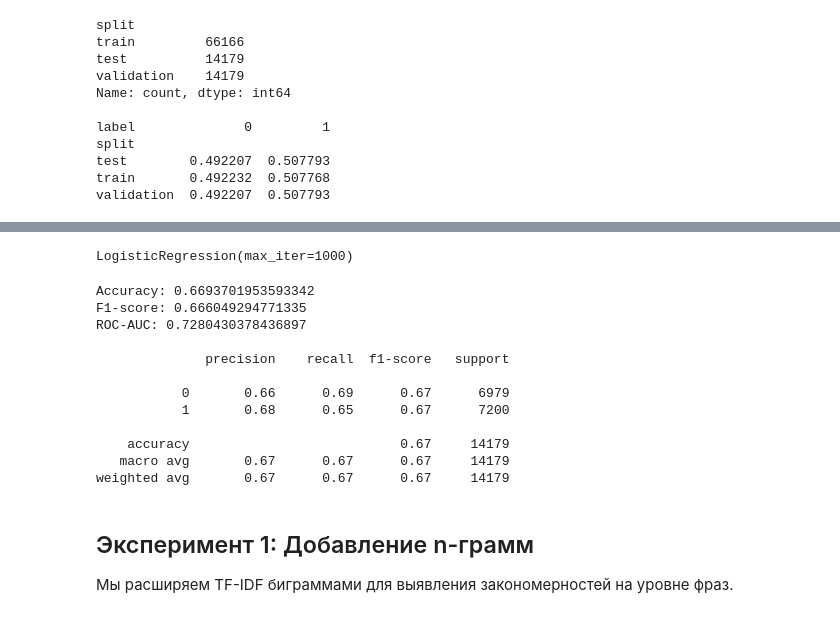
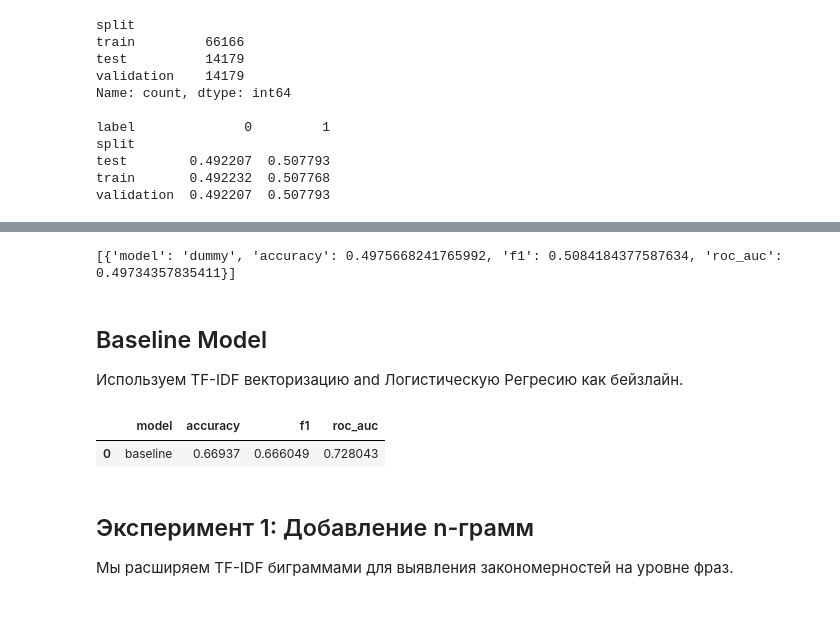
Before and after one commit to NorteTryeno/reddit-sarcasm-nlp-project, a Jupyter notebook: Sarcasm.ipynb, the cells around one changed output, grey strips where cells are left out. Cells and saved outputs as stored; diff of their text form; code cells hidden in the pictures.

```diff
--- a/Sarcasm.ipynb
+++ b/Sarcasm.ipynb
@@ -217,6 +217,8 @@ test        0.492207  0.507793
 train       0.492232  0.507768
 validation  0.492207  0.507793
 # %%
+experiment_results = []
+
 dummy = DummyClassifier(
     strategy='stratified',
     random_state=17,
@@ -231,5 +233,15 @@ dummy_pred = dummy.predict(
     np.zeros((len(y_val), 1))
 )
 
-print('Dummy accuracy:', accuracy_score(y_val, dummy_pred))
-print('Dummy F1:', f1_score(y_val, dummy_pred))
+dummy_proba = dummy.predict_proba(
+    np.zeros((len(y_val), 1))
+)[:,1]
+
+dummy_metrics = {
+        'model': 'dummy',
+        'accuracy': accuracy_score(y_val, dummy_pred),
+        'f1': f1_score(y_val, dummy_pred),
+        'roc_auc': roc_auc_score(y_val, dummy_proba),
+    }
+
+experiment_results.append(dummy_metrics)
@@ -262,5 +247,0 @@ print(feature_names[:20])
-# %%
-model = LogisticRegression(max_iter=1000)
-model.fit(X_train_tfidf, y_train)
-# %% [output]
-LogisticRegression(max_iter=1000)
@@ -271,21 +248,7 @@ y_proba = model.predict_proba(X_val_tfidf)[:, 1]
-# %%
-print("Accuracy:", accuracy_score(y_val, y_pred))
-print("F1-score:", f1_score(y_val, y_pred))
-print('ROC-AUC:', roc_auc_score(y_val, y_proba),'\n')
-print(classification_report(y_val,y_pred))
-# %% [output]
-Accuracy: 0.6693701953593342
-F1-score: 0.666049294771335
-ROC-AUC: 0.7280430378436897
-
-              precision    recall  f1-score   support
-
-           0       0.66      0.69      0.67      6979
-           1       0.68      0.65      0.67      7200
-
-    accuracy                           0.67     14179
-   macro avg       0.67      0.67      0.67     14179
-weighted avg       0.67      0.67      0.67     14179
+# %%
+print(experiment_results)
+# %% [output]
+[{'model': 'dummy', 'accuracy': 0.4975668241765992, 'f1': 0.5084184377587634, 'roc_auc': 0.49734357835411}]
 # %%
 def evaluate_model(name, vectorizer_params, model_params=None):
     model_params = model_params or {}
@@ -314,6 +277,29 @@ def evaluate_model(name, vectorizer_params, model_params=None):
     }
 
     return metrics, pipeline
+# %% [markdown]
+## Baseline Model
+
+Используем TF-IDF векторизацию and Логистическую Регресию как бейзлайн.
+# %%
+experiment_baseline_params={
+    'name': 'baseline',
+    'vectorizer_params': {
+        'max_features': 10000,
+    },
+    'model_params': {
+        'max_iter': 1000,
+    },
+}
+
+experiment_baseline, experiment_baseline_model = evaluate_model(**experiment_baseline_params)
+
+experiment_results.append(experiment_baseline)
+
+pd.DataFrame([experiment_baseline])
+# %% [output]
+|  | model | accuracy | f1 | roc_auc |
+| 0 | baseline | 0.66937 | 0.666049 | 0.728043 |
 # %% [markdown]
 ## Эксперимент 1: Добавление n-грамм
 
```
Also changed, not shown: parts of 15 cells of this notebook.
